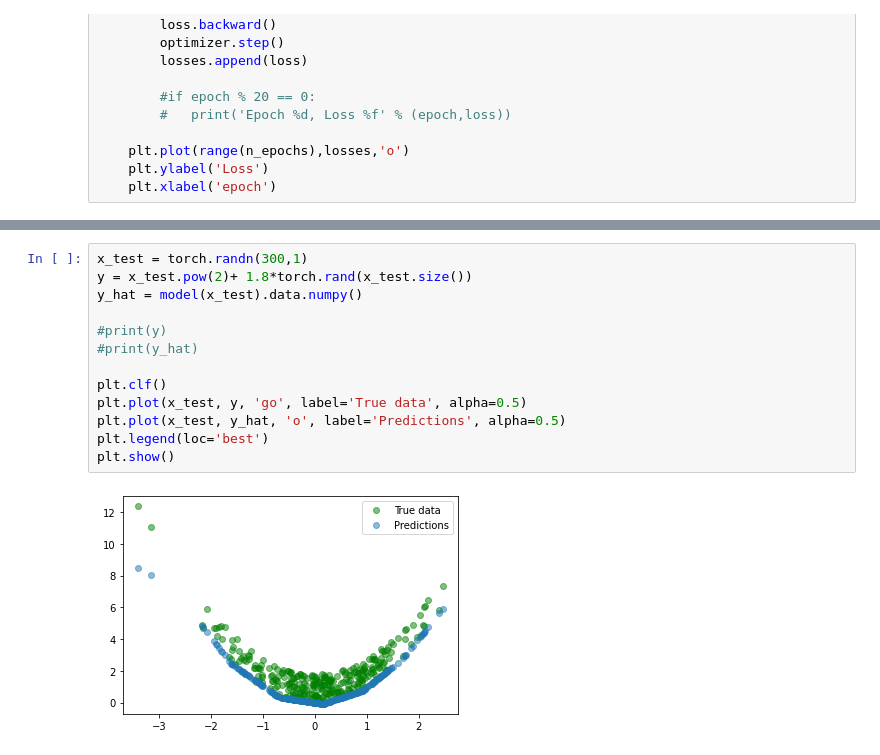
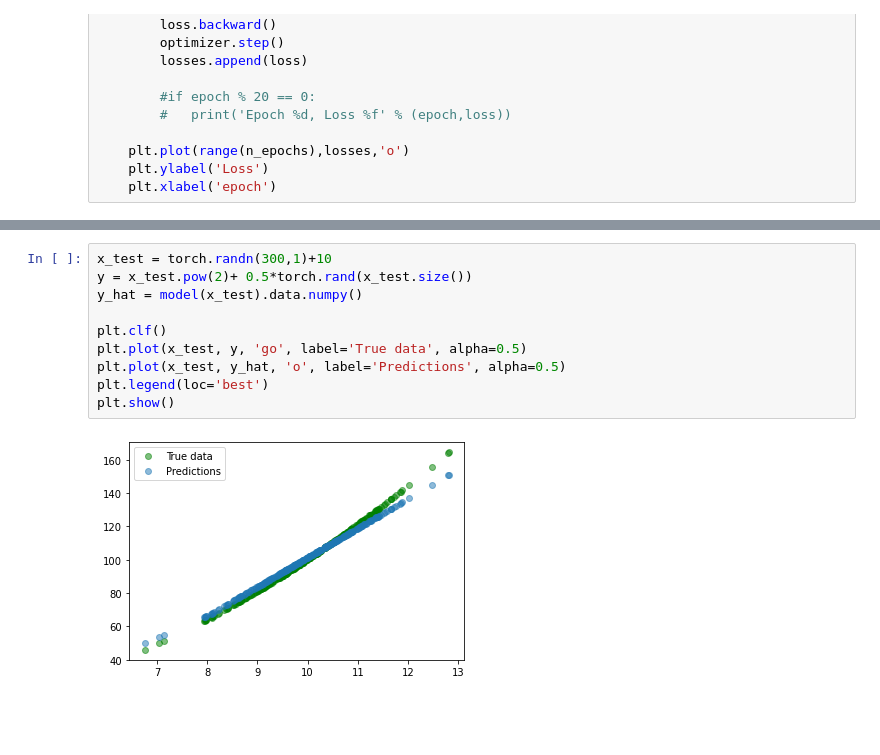
Before and after one commit to ramruntai/python_progamming, a Jupyter notebook: Recap_Pytorch_NN.ipynb, the cells around one changed output, grey strips where cells are left out. Cells and saved outputs as stored; diff of their text form; blank space fills up the shorter version.

```diff
--- a/Recap_Pytorch_NN.ipynb
+++ b/Recap_Pytorch_NN.ipynb
@@ -386,18 +410,15 @@ tensor([ 2.5338, -0.2390, -0.8577, -1.0821, -0.3321,  2.8903, -0.2099, -1.4064,
 # %%
-x_test = torch.randn(300,1)
-y = x_test.pow(2)+ 1.8*torch.rand(x_test.size())
+x_test = torch.randn(300,1)+10
+y = x_test.pow(2)+ 0.5*torch.rand(x_test.size())
 y_hat = model(x_test).data.numpy()
-
-#print(y)
-#print(y_hat)
 
 plt.clf()
 plt.plot(x_test, y, 'go', label='True data', alpha=0.5)
 plt.plot(x_test, y_hat, 'o', label='Predictions', alpha=0.5)
 plt.legend(loc='best')
 plt.show()
 # %% [output]
-[figure, old version]
+[figure, new version]
 # %%
 #RandomForestRegression
 from sklearn.ensemble import RandomForestRegressor
```
Also changed, not shown: parts of 13 cells of this notebook.
